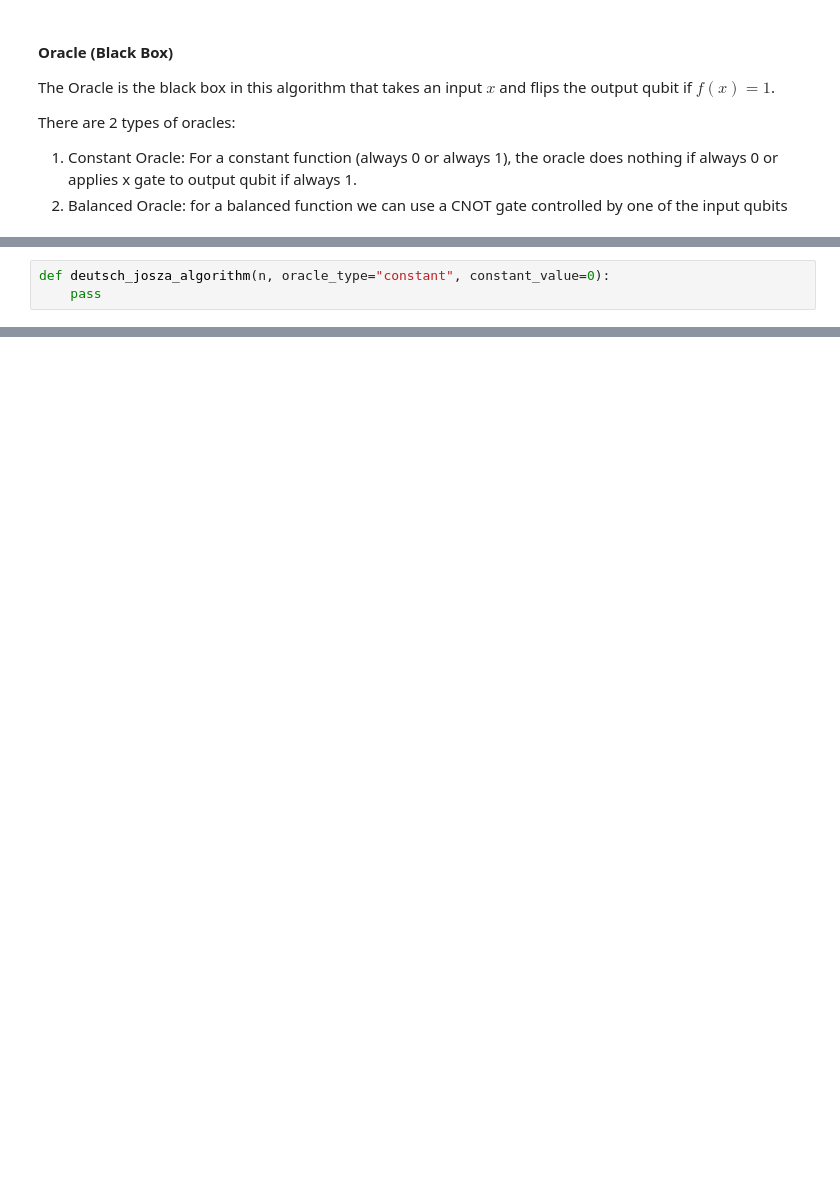
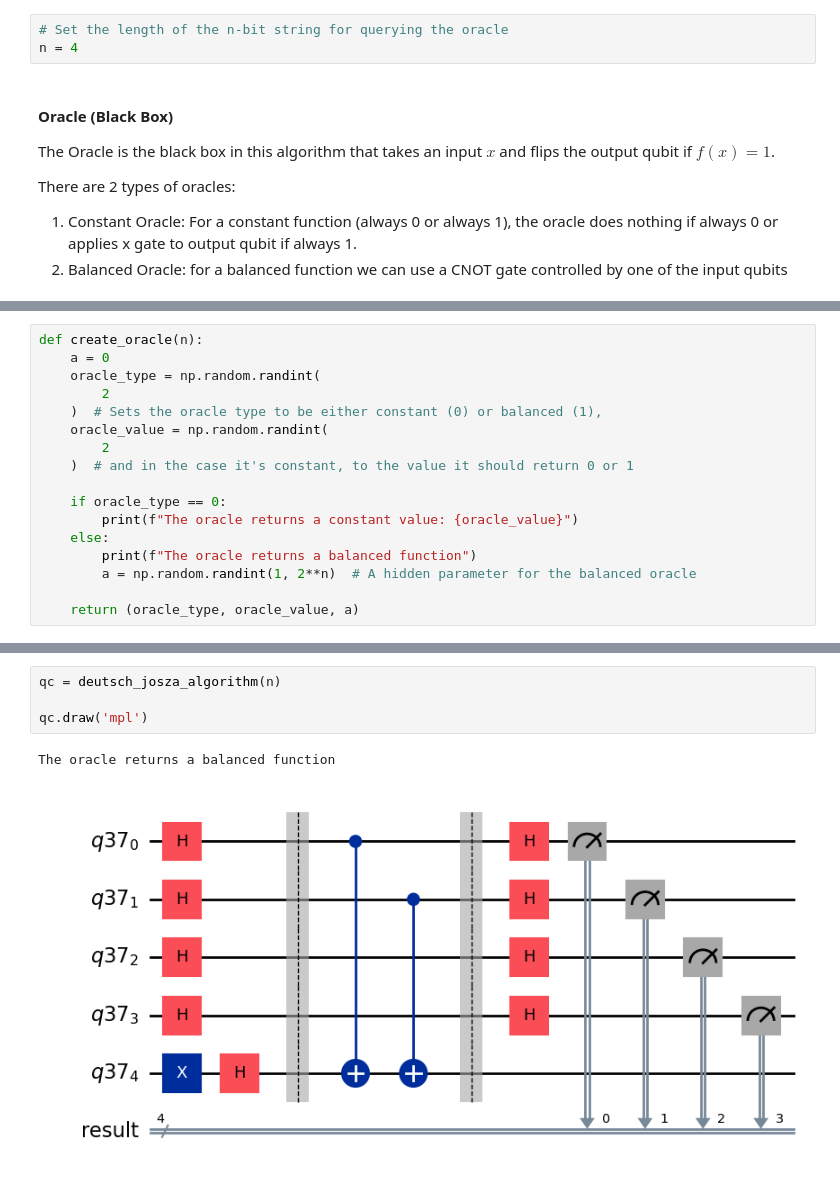
Before and after one commit to siuleg/quantum-dja, a Jupyter notebook: DeutschJoszaAlgorithm.ipynb, the cells around one changed output, grey strips where cells are left out. Cells and saved outputs as stored; diff of their text form; blank space fills up the shorter version.

```diff
--- a/DeutschJoszaAlgorithm.ipynb
+++ b/DeutschJoszaAlgorithm.ipynb
@@ -76,3 +53,6 @@ from qiskit.transpiler.preset_passmanagers import generate_preset_pass_manager
+# %%
+# Set the length of the n-bit string for querying the oracle
+n = 4
 # %% [markdown]
 #### Oracle (Black Box)
 The Oracle is the black box in this algorithm that takes an input $x$ and flips the output qubit if $f(x) = 1$.
@@ -108,3 +63,17 @@ def oracle(
-# %%
-def deutsch_josza_algorithm(n, oracle_type="constant", constant_value=0):
-    pass
+# %%
+def create_oracle(n):
+    a = 0
+    oracle_type = np.random.randint(
+        2
+    )  # Sets the oracle type to be either constant (0) or balanced (1),
+    oracle_value = np.random.randint(
+        2
+    )  # and in the case it's constant, to the value it should return 0 or 1
+
+    if oracle_type == 0:
+        print(f"The oracle returns a constant value: {oracle_value}")
+    else:
+        print(f"The oracle returns a balanced function")
+        a = np.random.randint(1, 2**n)  # A hidden parameter for the balanced oracle
+
+    return (oracle_type, oracle_value, a)
@@ -110,0 +123,7 @@ def deutsch_josza_algorithm(n, oracle_type="constant", constant_value=0):
+# %%
+qc = deutsch_josza_algorithm(n)
+
+qc.draw('mpl')
+# %% [output]
+The oracle returns a balanced function
+[figure, added]
```
Also changed, not shown: parts of 12 cells of this notebook.
